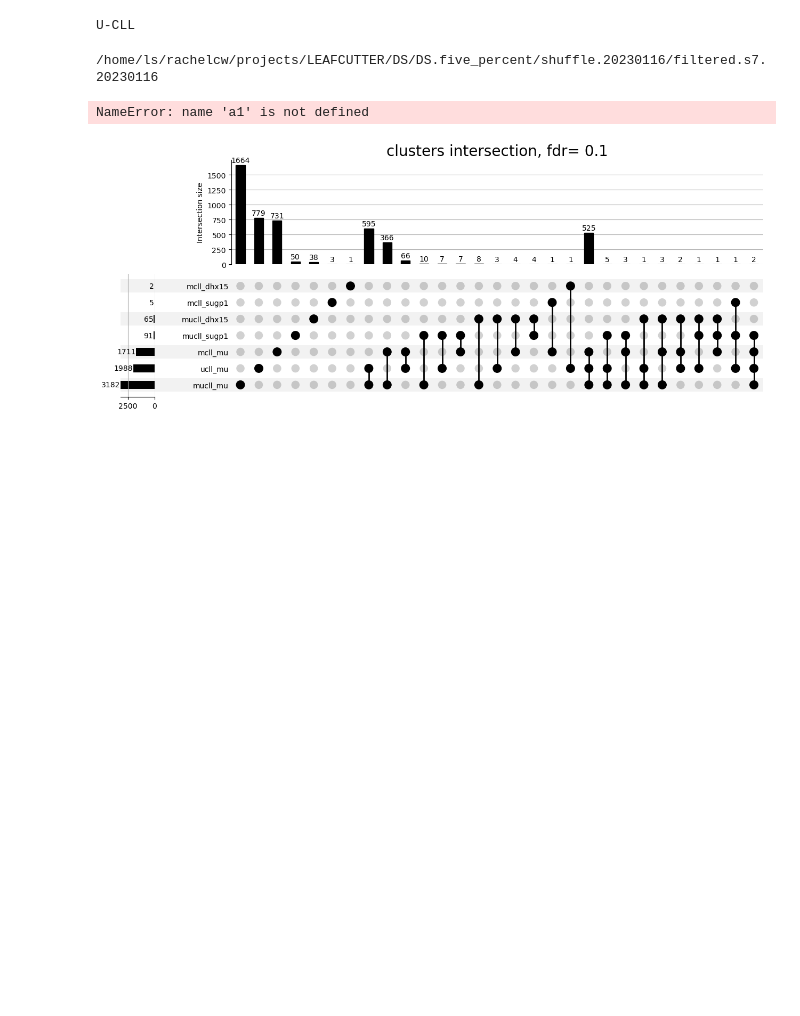
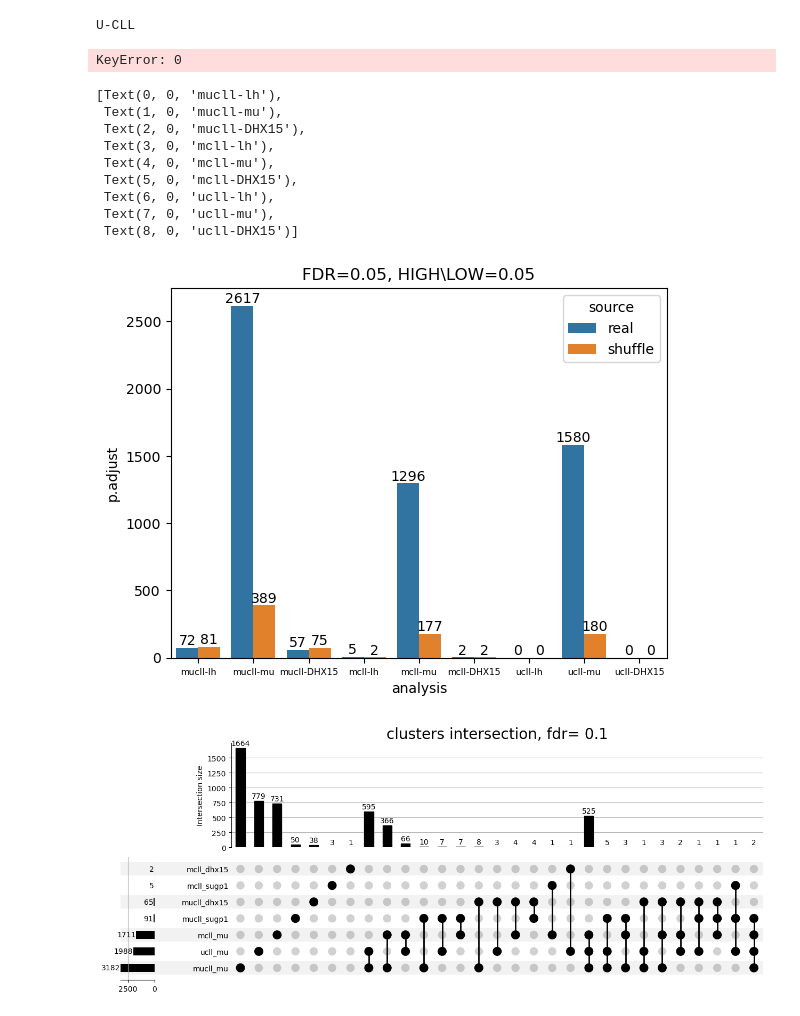
Before and after one commit to rachelcw/leafcutter, a Jupyter notebook: differential_splicing.ipynb, the cells around one changed output. Saved outputs shown, nothing was run; the diff lists cells and outputs as text; code cells hidden in the pictures; blank space fills up the shorter version.

```diff
--- a/differential_splicing.ipynb
+++ b/differential_splicing.ipynb
@@ -158,8 +146,8 @@ for i in ['1','2','3','4','5','6','7','8','9']:
 #   #   DS result anf filtering    #   #
 FDR = 0.05
 
-for i in ['7']:
-    input_path='/home/ls/rachelcw/projects/LEAFCUTTER/DS/DS.five_percent/shuffle.20230116/ds.s'+i+'.20230116'
+for i in ['9']:
+    input_path='/home/ls/rachelcw/projects/LEAFCUTTER/DS/DS.shuffle/shuffle.20230116/ds.s'+i+'.20230116'
     cluster_sig= pd.read_table(input_path+'_cluster_significance.txt',sep='\t')
     #filter out all clusters that they arnt sugnificant <=0.05
 
@@ -186,31 +174,50 @@ for i in ['7']:
     effect_sizes=effect_sizes.filter(items=filtered_intron,axis='index')
 
     #   #   #   #   #   #   #   #   #   #   #   #
-    output_path='/home/ls/rachelcw/projects/LEAFCUTTER/DS/DS.five_percent/shuffle.20230116/filtered.s' + i + '.20230116'
+    output_path='/home/ls/rachelcw/projects/LEAFCUTTER/DS/DS.shuffle/shuffle.20230116/filtered.s' + i + '.20230116'
     print(output_path)
 
     cluster_sig.to_csv(output_path+'_cluster_significance.txt', sep=' ',index=False)
     effect_sizes.to_csv(output_path+'_effect_sizes.txt', sep=' ')
 # %% [output]
-/home/ls/rachelcw/projects/LEAFCUTTER/DS/DS.five_percent/shuffle.20230116/filtered.s7.20230116
+KeyError: 0
 # %%
-a1=pd.read_csv("/home/ls/rachelcw/projects/LEAFCUTTER/DS/DS.five_percent/filtered.a1.20230115_cluster_significance.txt", sep=' ')
-a2=pd.read_csv("/home/ls/rachelcw/projects/LEAFCUTTER/DS/DS.five_percent/filtered.a2.20230115_cluster_significance.txt", sep=' ')
-a3=pd.read_csv("/home/ls/rachelcw/projects/LEAFCUTTER/DS/DS.five_percent/filtered.a3.20230115_cluster_significance.txt", sep=' ')
-a4=pd.read_csv("/home/ls/rachelcw/projects/LEAFCUTTER/DS/DS.five_percent/filtered.a4.20230115_cluster_significance.txt", sep=' ')
-a6=pd.read_csv("/home/ls/rachelcw/projects/LEAFCUTTER/DS/DS.five_percent/filtered.a6.20230115_cluster_significance.txt", sep=' ')
-a7=pd.read_csv("/home/ls/rachelcw/projects/LEAFCUTTER/DS/DS.five_percent/filtered.a7.20230115_cluster_significance.txt", sep=' ')
-a8=pd.read_csv("/home/ls/rachelcw/projects/LEAFCUTTER/DS/DS.five_percent/filtered.a8.20230115_cluster_significance.txt", sep=' ')
+a1=pd.read_csv("/home/ls/rachelcw/projects/LEAFCUTTER/DS/DS.five_percent/analysis.20230115/fdr0.05/filtered.a1.20230115_cluster_significance.txt", sep=' ')
+a2=pd.read_csv("/home/ls/rachelcw/projects/LEAFCUTTER/DS/DS.five_percent/analysis.20230115/fdr0.05/filtered.a2.20230115_cluster_significance.txt", sep=' ')
+a3=pd.read_csv("/home/ls/rachelcw/projects/LEAFCUTTER/DS/DS.five_percent/analysis.20230115/fdr0.05/filtered.a3.20230115_cluster_significance.txt", sep=' ')
+a4=pd.read_csv("/home/ls/rachelcw/projects/LEAFCUTTER/DS/DS.five_percent/analysis.20230115/fdr0.05/filtered.a4.20230115_cluster_significance.txt", sep=' ')
+a6=pd.read_csv("/home/ls/rachelcw/projects/LEAFCUTTER/DS/DS.five_percent/analysis.20230115/fdr0.05/filtered.a6.20230115_cluster_significance.txt", sep=' ')
+a7=pd.read_csv("/home/ls/rachelcw/projects/LEAFCUTTER/DS/DS.five_percent/analysis.20230115/fdr0.05/filtered.a7.20230115_cluster_significance.txt", sep=' ')
+a8=pd.read_csv("/home/ls/rachelcw/projects/LEAFCUTTER/DS/DS.five_percent/analysis.20230115/fdr0.05/filtered.a8.20230115_cluster_significance.txt", sep=' ')
+s1=pd.read_csv("/home/ls/rachelcw/projects/LEAFCUTTER/DS/DS.shuffle/shuffle.20230116/filtered.s1.20230116_cluster_significance.txt", sep=' ')
+s2=pd.read_csv("/home/ls/rachelcw/projects/LEAFCUTTER/DS/DS.shuffle/shuffle.20230116/filtered.s2.20230116_cluster_significance.txt", sep=' ')
+s2=pd.read_csv("/home/ls/rachelcw/projects/LEAFCUTTER/DS/DS.shuffle/shuffle.20230116/filtered.s2.20230116_cluster_significance.txt", sep=' ')
+s3=pd.read_csv("/home/ls/rachelcw/projects/LEAFCUTTER/DS/DS.shuffle/shuffle.20230116/filtered.s3.20230116_cluster_significance.txt", sep=' ')
+s4=pd.read_csv("/home/ls/rachelcw/projects/LEAFCUTTER/DS/DS.shuffle/shuffle.20230116/filtered.s4.20230116_cluster_significance.txt", sep=' ')
+s6=pd.read_csv("/home/ls/rachelcw/projects/LEAFCUTTER/DS/DS.shuffle/shuffle.20230116/filtered.s6.20230116_cluster_significance.txt", sep=' ')
+s7=pd.read_csv("/home/ls/rachelcw/projects/LEAFCUTTER/DS/DS.shuffle/shuffle.20230116/filtered.s7.20230116_cluster_significance.txt", sep=' ')
+s8=pd.read_csv("/home/ls/rachelcw/projects/LEAFCUTTER/DS/DS.shuffle/shuffle.20230116/filtered.s8.20230116_cluster_significance.txt", sep=' ')
 # %%
 FDR=0.05
-plot_pa=pd.DataFrame({'analysis':['mucll-lh','mucll-mu','mucll-DHX15','mcll-lh','mcll-mu','mcll-DHX15','ucll-lh','ucll-mu','ucll-DHX15'],'p.adjust':[len(a1['p.adjust']),len(a2['p.adjust']),len(a7['p.adjust']),len(a3['p.adjust']),len(a4['p.adjust']),len(a8['p.adjust']),0,len(a6['p.adjust']),0]},)
-
-ax=sns.barplot(plot_pa,x='analysis',y='p.adjust')
+shuffle=pd.DataFrame({'analysis':['mucll-lh','mucll-mu','mucll-DHX15','mcll-lh','mcll-mu','mcll-DHX15','ucll-lh','ucll-mu','ucll-DHX15'],'p.adjust':[len(s1['p.adjust']),len(s2['p.adjust']),len(s7['p.adjust']),len(s3['p.adjust']),len(s4['p.adjust']),len(s8['p.adjust']),0,len(s6['p.adjust']),0],'source':'shuffle'})
+real=pd.DataFrame({'analysis':['mucll-lh','mucll-mu','mucll-DHX15','mcll-lh','mcll-mu','mcll-DHX15','ucll-lh','ucll-mu','ucll-DHX15'],'p.adjust':[len(a1['p.adjust']),len(a2['p.adjust']),len(a7['p.adjust']),len(a3['p.adjust']),len(a4['p.adjust']),len(a8['p.adjust']),0,len(a6['p.adjust']),0],'source':'real'})
+data_merge=pd.merge(left=real,right=shuffle,how='outer')
+ax=sns.barplot(data_merge,x='analysis',y='p.adjust',hue='source')
 ax.bar_label(ax.containers[0])
-ax.set(title=f'FDR={FDR}, HIGH\LOW={P}, date= 16/01/2023')
+ax.bar_label(ax.containers[1])
+ax.set(title=f'FDR={FDR}, HIGH\LOW={P}')
 ax.set_xticklabels(ax.get_xticklabels(),fontsize=6.5)
 # %% [output]
-NameError: name 'a1' is not defined
+[Text(0, 0, 'mucll-lh'),
+ Text(1, 0, 'mucll-mu'),
+ Text(2, 0, 'mucll-DHX15'),
+ Text(3, 0, 'mcll-lh'),
+ Text(4, 0, 'mcll-mu'),
+ Text(5, 0, 'mcll-DHX15'),
+ Text(6, 0, 'ucll-lh'),
+ Text(7, 0, 'ucll-mu'),
+ Text(8, 0, 'ucll-DHX15')]
+[figure, added]
 # %%
 # # UpSet plot # #
 import upsetplot as usp
```
Also changed, not shown: parts of 3 cells of this notebook.
